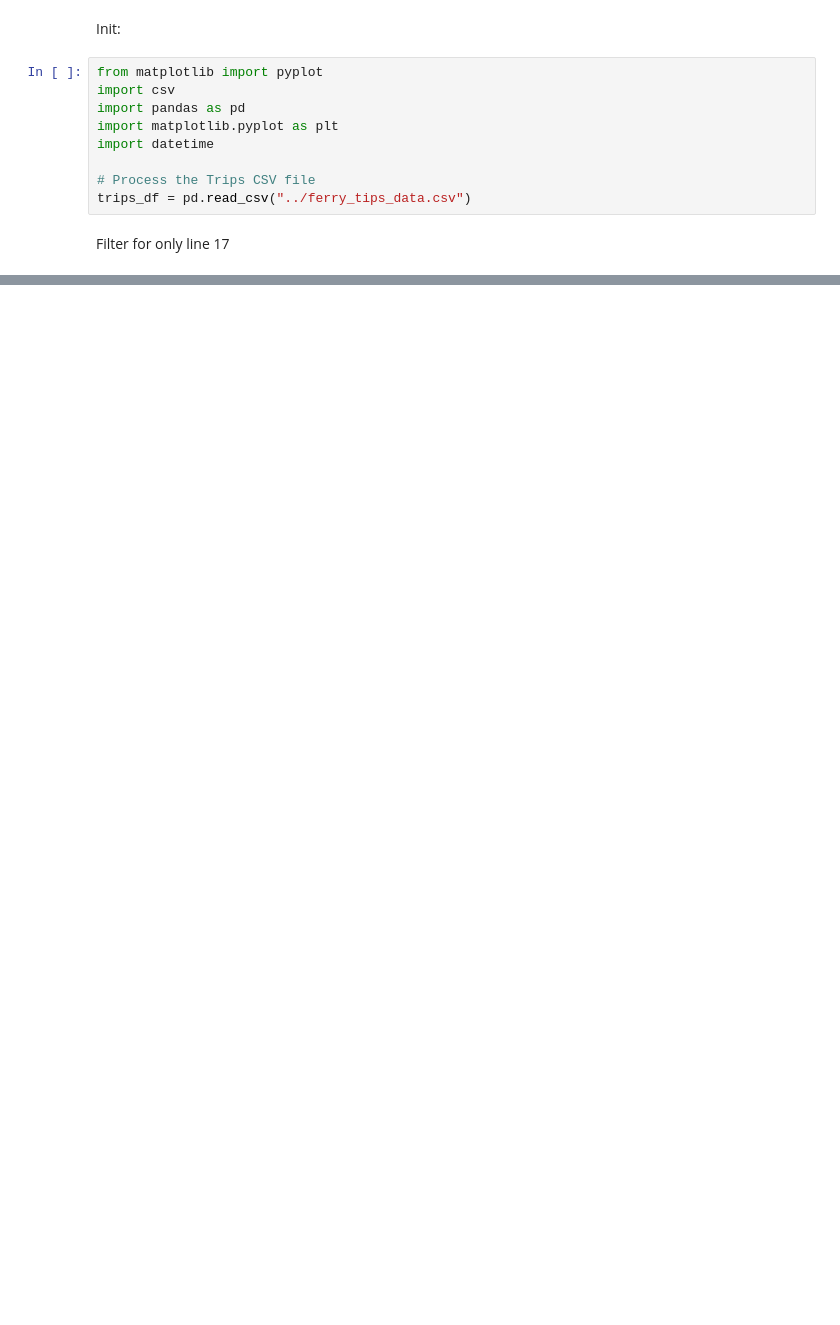
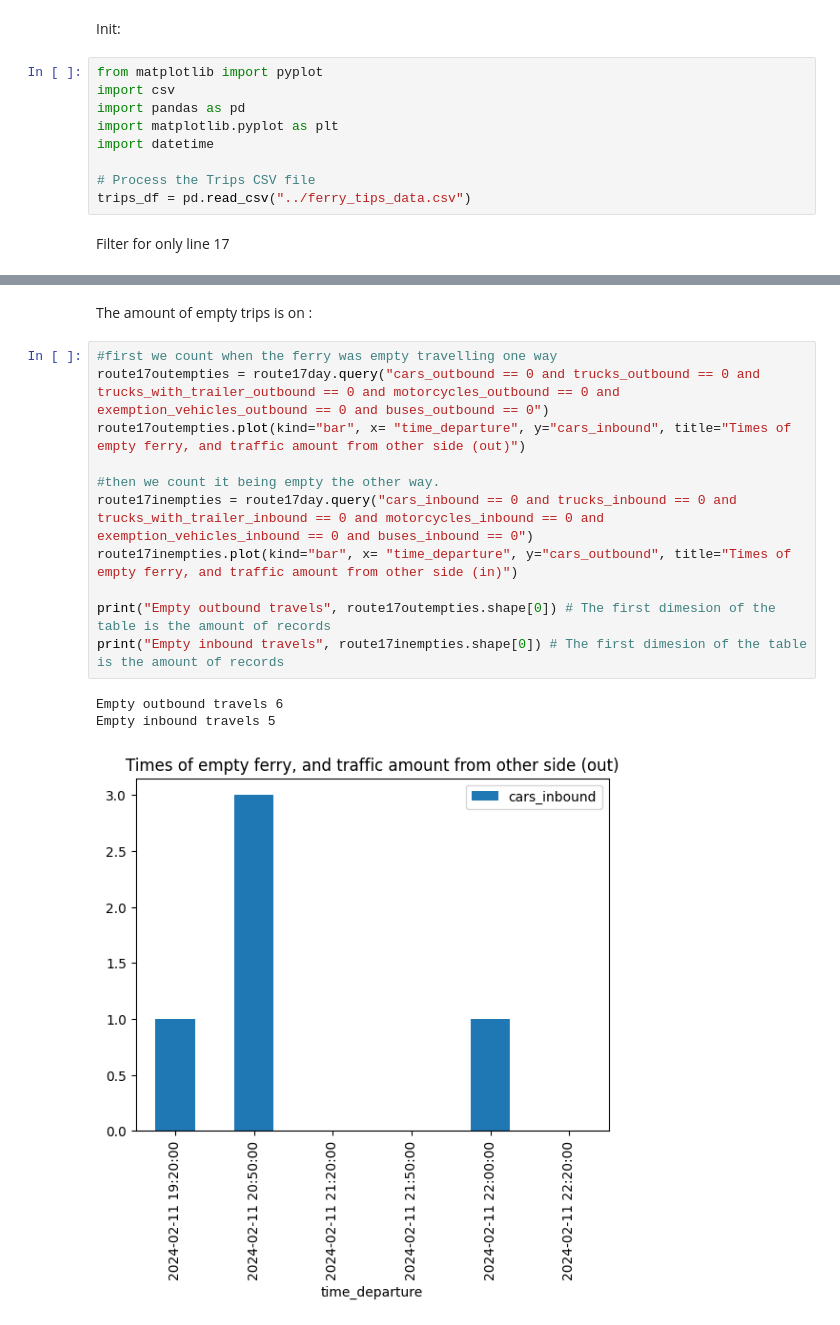
Before and after one commit to alambuyachelsea/hack-a-fleet, a Jupyter notebook: info_collection/ship_usage_data.ipynb, the cells around one changed output, grey strips where cells are left out. Saved outputs shown, nothing was run; the diff lists cells and outputs as text; blank space fills up the shorter version.

Commit message:
Add calculations for finding zero-load travels to ship_usage

```diff
--- a/info_collection/ship_usage_data.ipynb
+++ b/info_collection/ship_usage_data.ipynb
@@ -48,3 +32,20 @@ route17day.plot(kind= "bar", x= "time_departure", y="cars_outbound", title="Cars
 [figure]
 [figure]
 [figure]
+# %% [markdown]
+The amount of empty trips is on :
+# %%
+#first we count when the ferry was empty travelling one way
+route17outempties = route17day.query("cars_outbound == 0 and trucks_outbound == 0 and trucks_with_trailer_outbound == 0 and motorcycles_outbound == 0 and exemption_vehicles_outbound == 0 and buses_outbound == 0")
+route17outempties.plot(kind="bar", x= "time_departure", y="cars_inbound", title="Times of empty ferry, and traffic amount from other side (out)")
+
+#then we count it being empty the other way.
+route17inempties = route17day.query("cars_inbound == 0 and trucks_inbound == 0 and trucks_with_trailer_inbound == 0 and motorcycles_inbound == 0 and exemption_vehicles_inbound == 0 and buses_inbound == 0")
+route17inempties.plot(kind="bar", x= "time_departure", y="cars_outbound", title="Times of empty ferry, and traffic amount from other side (in)")
+
+print("Empty outbound travels", route17outempties.shape[0]) # The first dimesion of the table is the amount of records
+print("Empty inbound travels", route17inempties.shape[0]) # The first dimesion of the table is the amount of records
+# %% [output]
+Empty outbound travels 6
+Empty inbound travels 5
+[figure, added]
```
Also changed, not shown: parts of 2 cells of this notebook.
